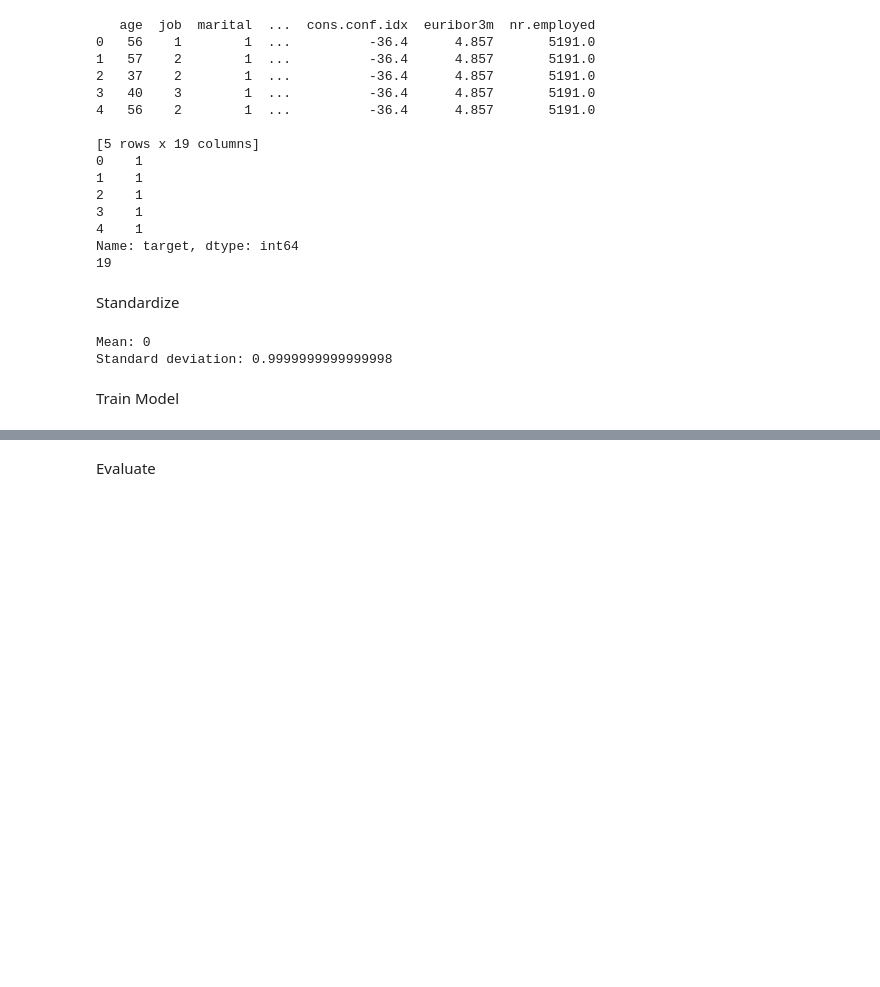
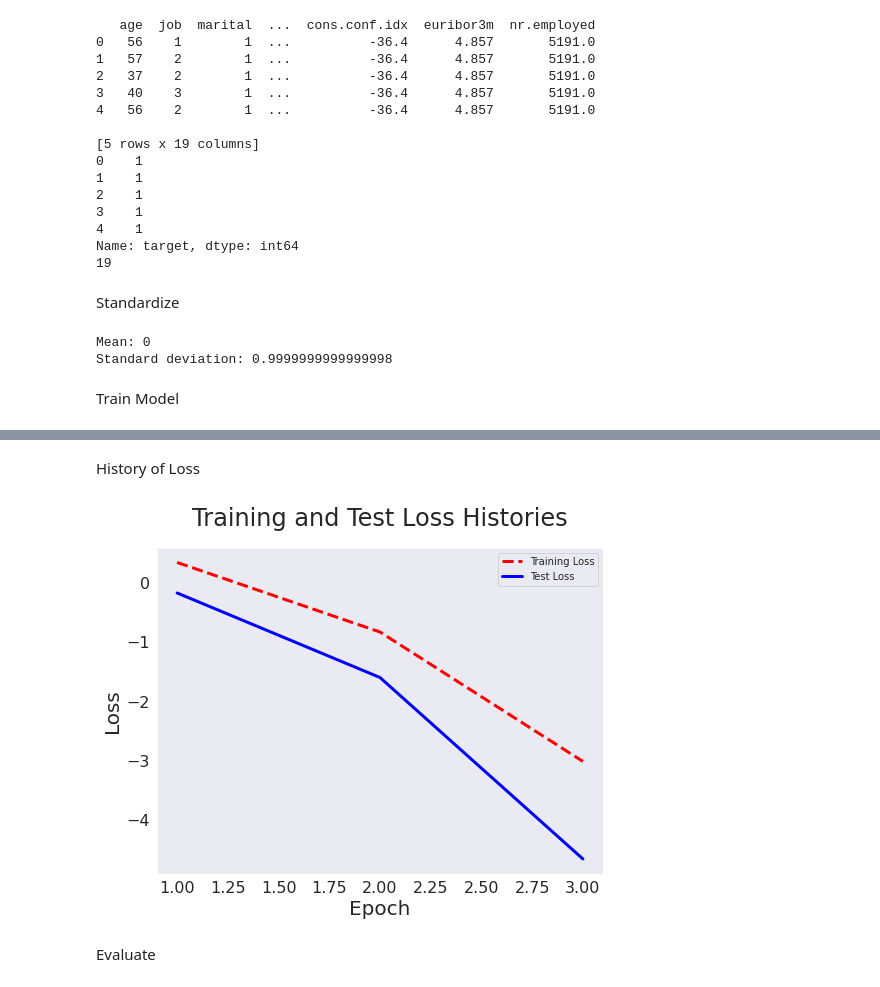
Before and after one commit to claredavies/MachineLearningCoursework, a Jupyter notebook: Assignment1/MLAssignment1Keras.ipynb, the cells around one changed output, grey strips where cells are left out. Saved outputs shown, nothing was run; the diff lists cells and outputs as text; code cells hidden in the pictures; blank space fills up the shorter version.

Commit message:
Shows accuracy and loss histories

```diff
--- a/Assignment1/MLAssignment1Keras.ipynb
+++ b/Assignment1/MLAssignment1Keras.ipynb
@@ -207,3 +207,22 @@ dict_keys(['loss', 'accuracy', 'val_loss', 'val_accuracy'])
+# %% [markdown]
+History of Loss
+# %%
+# Get training and test loss histories
+training_loss = history.history["loss"]
+test_loss = history.history["val_loss"]
+# Create count of the number of epochs
+
+import matplotlib.pyplot as plt
+# Visualize loss history
+plt.plot(epoch_count, training_loss, "r--")
+plt.plot(epoch_count, test_loss, "b-")
+plt.legend(["Training Loss", "Test Loss"])
+plt.title("Training and Test Loss Histories")
+plt.xlabel("Epoch")
+plt.ylabel("Loss")
+plt.show()
+# %% [output]
+[figure, added]
 # %% [markdown]
 Evaluate
 # %%
```
Also changed, not shown: parts of 7 cells of this notebook.
